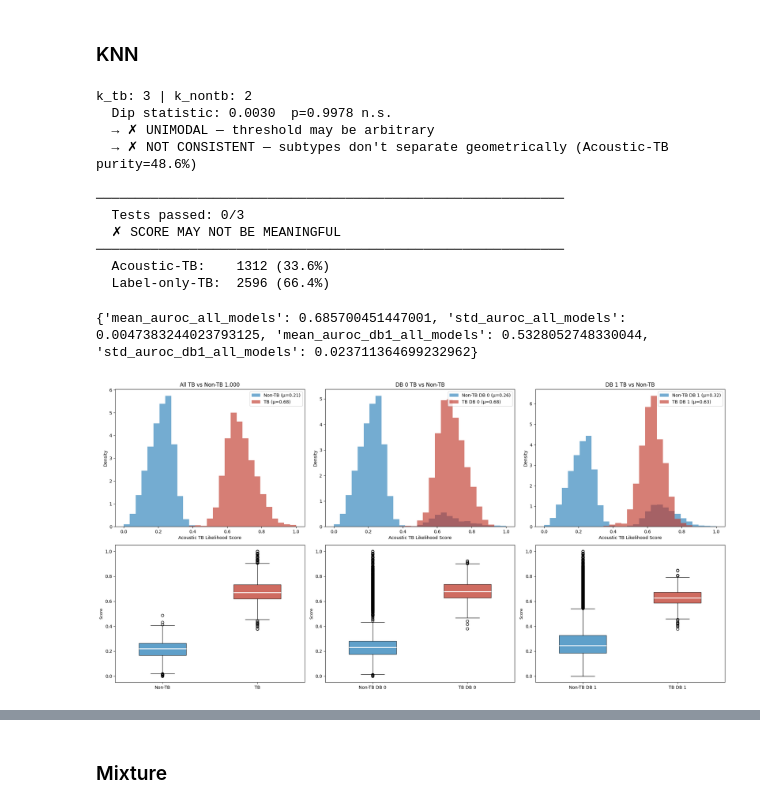
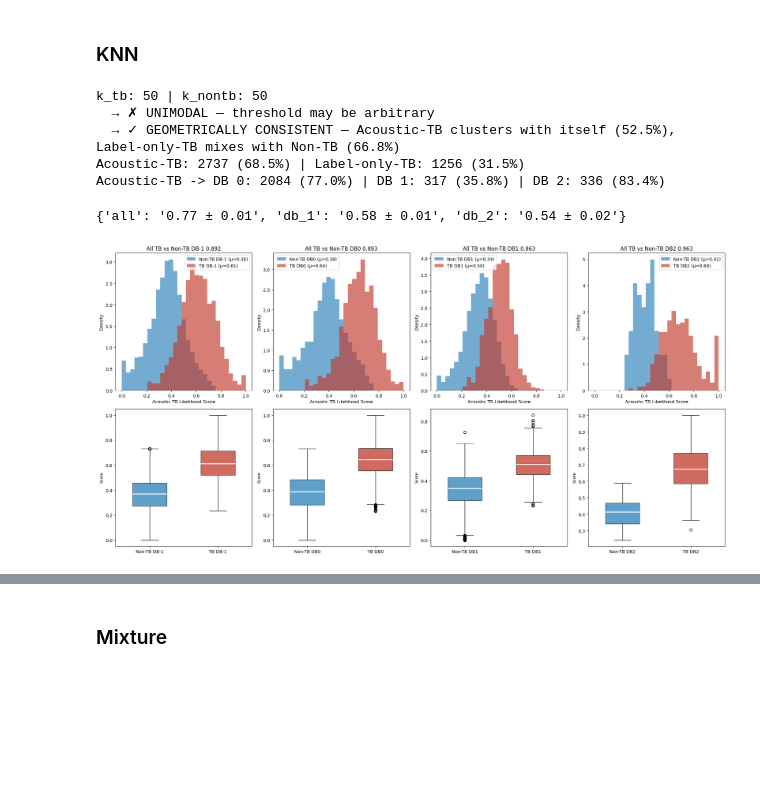
Before and after one commit to arkiven4/NXSCough, a Jupyter notebook: notebooks/qwen_embeddingInnerclass.ipynb, the cells around one changed output, grey strips where cells are left out. Drawn from its saved outputs; the diff is of its cells as text; code cells hidden in the pictures; blank space fills up the shorter version.

```diff
--- a/notebooks/qwen_embeddingInnerclass.ipynb
+++ b/notebooks/qwen_embeddingInnerclass.ipynb
@@ -1125,7 +1241,7 @@ df_ukcovid["gender"] = df_ukcovid["gender"].map({"Male": 0, "Female": 1})
 df_ukcovid["disease_status"] = df_ukcovid["disease_status"].map({4: 0})
 df_ukcovid["participant"] = df_ukcovid["participant"].str.lstrip("P").astype(int)
 df_ukcovid = df_ukcovid.dropna().reset_index(drop=True)
-#df_ukcovid = df_ukcovid.sample(n=12693, random_state=42).reset_index(drop=True)
+df_ukcovid = df_ukcovid.sample(n=4000, random_state=42).reset_index(drop=True)
 df_ukcovid = df_ukcovid[hps.data.column_order]
 
 _, ukcovid_loader = train.prepare_fold_data(
@@ -1323,7 +1443,7 @@ raw_emb = np.stack(df_combine['embed'].values)
 db_labels = df_combine['db'].values
 disease_labels = df_combine['disease_status'].values
 # %%
-contamination = 0.05
+contamination = 0.03
 pca = PCA(n_components=min(50, raw_emb.shape[1]), random_state=42)
 emb_pca = pca.fit_transform(raw_emb)
 
@@ -1446,13 +1565,14 @@ df_current = df_combine
 #df_current = df_patient
 # %%
 raw_emb = np.stack(df_current['embed'].values)
-raw_emb= raw_emb / (np.linalg.norm(raw_emb, axis=1, keepdims=True) + 1e-12)
+#raw_emb = raw_emb / (np.linalg.norm(raw_emb, axis=1, keepdims=True) + 1e-12)
 db_labels = df_current['db'].values
 disease_labels = df_current['disease_status'].values
 
 tb_mask = disease_labels == 1
 tb_mask0 = (disease_labels == 1) & (db_labels == 0)
 tb_mask1 = (disease_labels== 1) & (db_labels == 1)
+tb_mask2 = (disease_labels== 1) & (db_labels == 2)
 # %%
 all_scores = {}
 variance_threshold = 0.95
@@ -1473,54 +1593,38 @@ nontb_emb = emb_reduced[~tb_mask]
 # %%
 """
 k-Nearest Neighbor distance-based acoustic TB likelihood.
 
 Intuition
 ---------
 For each sample, compute:
     d_TB     = mean distance to its k nearest TB neighbors
     d_NonTB  = mean distance to its k nearest Non-TB neighbors
 
 Score = d_NonTB / (d_TB + d_NonTB)
     → high score = closer to TB neighborhood = likely TB
     → low score  = closer to Non-TB neighborhood = likely Non-TB
 
 Makes NO distributional assumptions. Captures non-linear, multi-modal
 cluster structure. Each sample is judged by its local neighborhood,
 not a global decision boundary.
 
 Parameters
 ----------
 Bigger K, More Spread to distribution, make it can overrlap each other
 k : number of neighbors (15–25 works well for large datasets)
 alpha : Balance Density of Each Class, Higher Mean TB ore have coverage, read Sigmoid Function
 """
 
-all_scores["knn_cos"] = knn_tb_score(emb_reduced, tb_mask, automate_k=False, k_tb=3, k_nontb=2, alpha=7, metric="cosine") # k_tb: 3 | k_nontb: 2
+all_scores["knn_cos"] = knn_tb_score(emb_reduced, tb_mask, automate_k=False, k_tb=50, k_nontb=50, alpha=1, metric="cosine") # k_tb: 3 | k_nontb: 2
 validate_acoustic_score_indiv(emb_reduced, disease_labels, all_scores["knn_cos"])
-evaluate_acoustic_tb(df_current, all_scores["knn_cos"])
-
-auc = roc_auc_score(tb_mask.astype(int), all_scores["knn_cos"])
-masks = [ (tb_mask, "TB", "Non-TB"), (tb_mask0, "TB DB 0", "Non-TB DB 0"), (tb_mask1, "TB DB 1", "Non-TB DB 1")]
-plot_tb_score_distributions(
-    all_scores=all_scores,
-    score_key="knn_cos",
-    bins=bins,
-    colors=colors,
-    masks=masks,
-    titles=[ f"All TB vs Non-TB {auc:0.3f}", "DB 0 TB vs Non-TB", "DB 1 TB vs Non-TB"]
-)
+df_temp = evaluate_acoustic_tb(df_current, all_scores["knn_cos"])
+plot_tb_score_distributions(df_temp, bins=bins, colors=colors)
 # %% [output]
-k_tb: 3 | k_nontb: 2
-  Dip statistic: 0.0030  p=0.9978 n.s.
+k_tb: 50 | k_nontb: 50
   → ✗ UNIMODAL — threshold may be arbitrary
-  → ✗ NOT CONSISTENT — subtypes don't separate geometrically (Acoustic-TB purity=48.6%)
-
-────────────────────────────────────────────────────────────
-  Tests passed: 0/3
-  ✗ SCORE MAY NOT BE MEANINGFUL
-────────────────────────────────────────────────────────────
-  Acoustic-TB:    1312 (33.6%)
-  Label-only-TB:  2596 (66.4%)
+  → ✓ GEOMETRICALLY CONSISTENT — Acoustic-TB clusters with itself (52.5%), Label-only-TB mixes with Non-TB (66.8%)
+Acoustic-TB: 2737 (68.5%) | Label-only-TB: 1256 (31.5%)
+Acoustic-TB -> DB 0: 2084 (77.0%) | DB 1: 317 (35.8%) | DB 2: 336 (83.4%)
-{'mean_auroc_all_models': 0.685700451447001, 'std_auroc_all_models': 0.0047383244023793125, 'mean_auroc_db1_all_models': 0.5328052748330044, 'std_auroc_db1_all_models': 0.023711364699232962}
+{'all': '0.77 ± 0.01', 'db_1': '0.58 ± 0.01', 'db_2': '0.54 ± 0.02'}
-[figure, old version]
+[figure, new version]
 # %%
```
Also changed, not shown: parts of 31 cells of this notebook, 1 other file.
